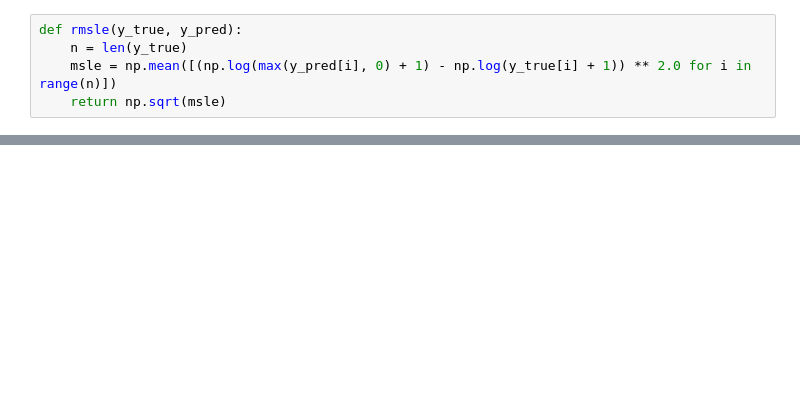
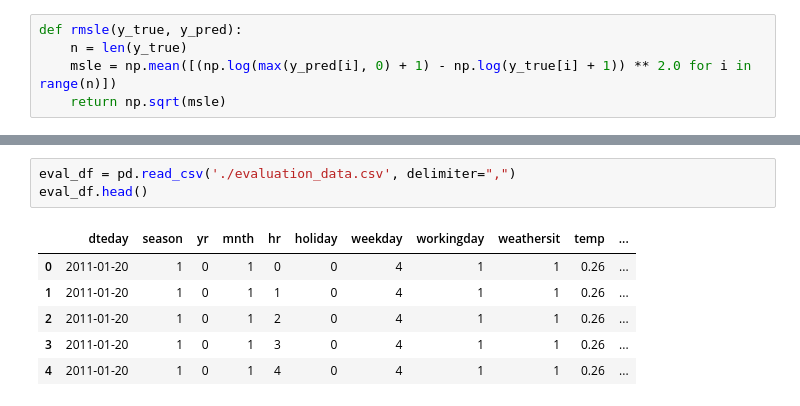
Before and after one commit to Kwasus33/Neural-Network-Concepts, a Jupyter notebook: notebooks/mini_project_1/solution_regressor.ipynb, the cells around one changed output, grey strips where cells are left out. Cells and saved outputs as stored; diff of their text form; blank space fills up the shorter version.

```diff
--- a/notebooks/mini_project_1/solution_regressor.ipynb
+++ b/notebooks/mini_project_1/solution_regressor.ipynb
@@ -226,0 +260,10 @@ rmsle(all_labels, all_preds)
+# %%
+eval_df = pd.read_csv('./evaluation_data.csv', delimiter=",")
+eval_df.head()
+# %% [output]
+|  | dteday | season | yr | mnth | hr | holiday | weekday | workingday | weathersit | temp | ... |
+| 0 | 2011-01-20 | 1 | 0 | 1 | 0 | 0 | 4 | 1 | 1 | 0.26 | ... |
+| 1 | 2011-01-20 | 1 | 0 | 1 | 1 | 0 | 4 | 1 | 1 | 0.26 | ... |
+| 2 | 2011-01-20 | 1 | 0 | 1 | 2 | 0 | 4 | 1 | 1 | 0.26 | ... |
+| 3 | 2011-01-20 | 1 | 0 | 1 | 3 | 0 | 4 | 1 | 1 | 0.26 | ... |
+| 4 | 2011-01-20 | 1 | 0 | 1 | 4 | 0 | 4 | 1 | 1 | 0.26 | ... |
```
Also changed, not shown: parts of 11 cells of this notebook.
